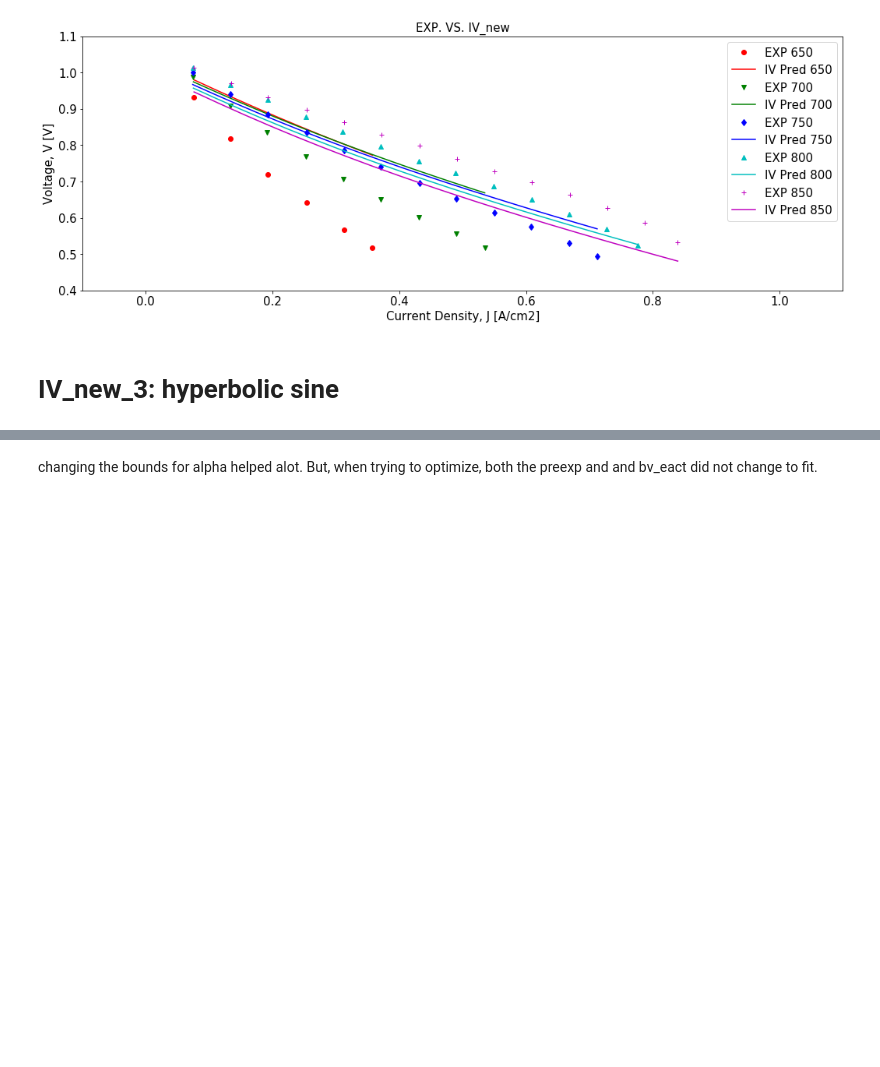
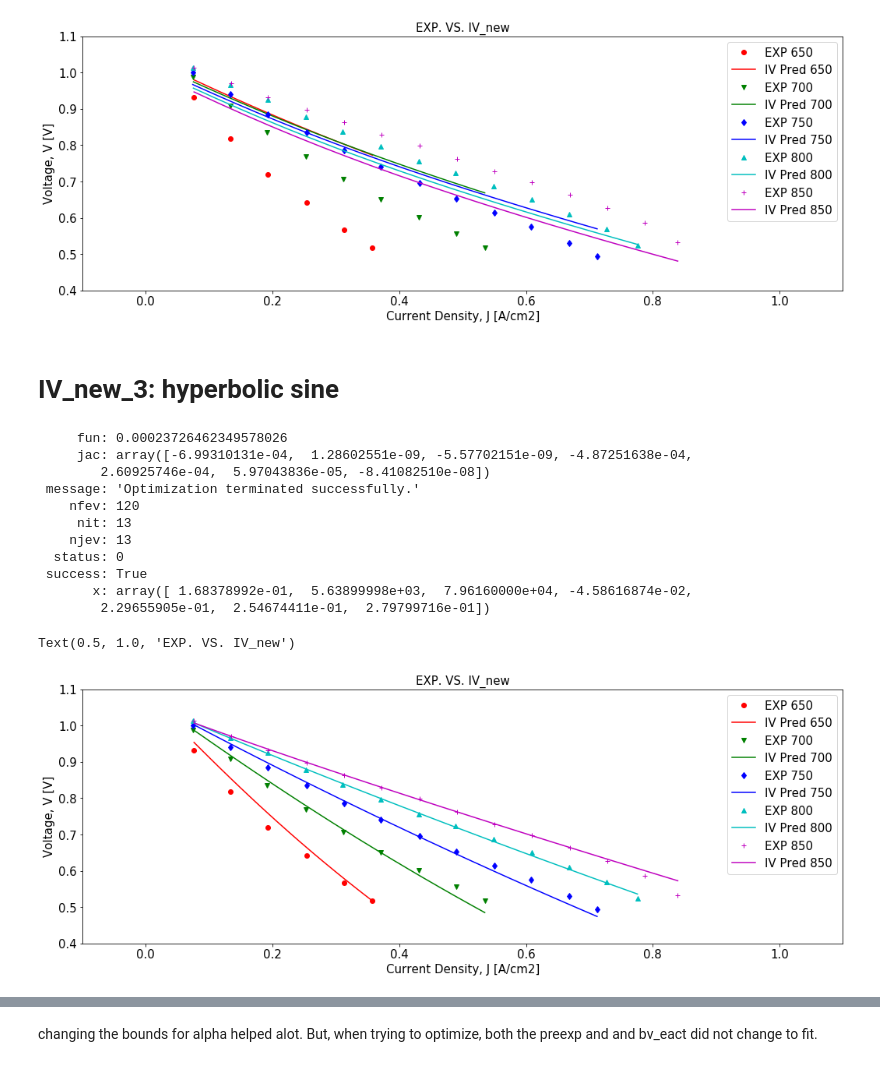
Before and after one commit to NGFC-Lib/NGFC-Lib, a Jupyter notebook: jupyter/Python_IV_Curve/2_IV_Model_Update/Match_Experimental_Data/SOFC_IV_Model_BV.ipynb, the cells around one changed output, grey strips where cells are left out. Saved outputs shown, nothing was run; the diff lists cells and outputs as text; code cells hidden in the pictures; blank space fills up the shorter version.

```diff
--- a/jupyter/Python_IV_Curve/2_IV_Model_Update/Match_Experimental_Data/SOFC_IV_Model_BV.ipynb
+++ b/jupyter/Python_IV_Curve/2_IV_Model_Update/Match_Experimental_Data/SOFC_IV_Model_BV.ipynb
@@ -967,7 +967,7 @@ def objective_function_JM(param_guess, param_fixed):
                                                            param_guess[0], param_guess[1], param_guess[2],
                                                            param_guess[3], param_guess[4], 0.1, 4.51e-5,
                                                              True,param_guess[5],param_guess[6])
-    rmse = mean_squared_error(y_exp, y_model, squared=False)
+    rmse = mean_squared_error(y_exp, y_model)
     return rmse
 
 obj_guess = objective_function_JM(param_guess, param_fixed)
@@ -984,33 +984,47 @@ for i in range(len(Tlist)):
     oT = Tlist[i]+273.15
     fT = oT
 
     # plot exp data
     filename = './ExperimentalData/JM2017/'+str(Tlist[i])+'.csv'
     data = np.loadtxt(open(filename, "rb"), delimiter=",", skiprows=1)
     plt.plot(data[:,0], data[:,1], colorlist[i]+markerlist[i], label = 'EXP '+str(Tlist[i]))
 
     # initialize Jlist and Vlist
     Jlist=np.linspace(np.amin(data[:,0]), np.amax(data[:,0]), num=20)   #Current density, unit [A/cm2]
     Vlist = np.zeros(20)
 
     # plot pred data
     for j in range(20):
         Vlist[j], Voc, Ohmic, BV, Cath, Anode = IV_new_3(oT,fT,Jlist[j],pO2air,pN2air,pH2,pH2O,pCO,pCO2,pCH4,pN2,pSys,
                                                        result.x[0],result.x[1],result.x[2],
                                                        result.x[3], result.x[4], 0.1, 4.51e-5,
                                                        True,result.x[5],result.x[6])
     plt.plot(Jlist, Vlist, colorlist[i]+'-', label = 'IV Pred '+str(Tlist[i]))
 
 plt.xticks(fontsize=15)
 plt.yticks(fontsize=15)
 plt.legend(loc='upper right', fontsize=15)
 plt.xlim(-0.1, 1.1)
 plt.ylim(0.4, 1.1)
 # ymin, ymax = plt.ylim()
 # plt.ylim(ymin-(ymax-ymin)*0.0, ymax+(ymax-ymin)*0.0)
 plt.xlabel('Current Density, J [A/cm2]', fontsize = 15)
 plt.ylabel('Voltage, V [V]', fontsize = 15)
 plt.title('EXP. VS. IV_new', fontsize = 15)
+# %% [output]
+     fun: 0.00023726462349578026
+     jac: array([-6.99310131e-04,  1.28602551e-09, -5.57702151e-09, -4.87251638e-04,
+        2.60925746e-04,  5.97043836e-05, -8.41082510e-08])
+ message: 'Optimization terminated successfully.'
+    nfev: 120
+     nit: 13
+    njev: 13
+  status: 0
+ success: True
+       x: array([ 1.68378992e-01,  5.63899998e+03,  7.96160000e+04, -4.58616874e-02,
+        2.29655905e-01,  2.54674411e-01,  2.79799716e-01])
+Text(0.5, 1.0, 'EXP. VS. IV_new')
+[figure, added]
 # %%
 #comparison between Park-2020 experimental data (t8) and IV_new predicitons
 
```
Also changed, not shown: parts of 7 cells of this notebook, 1 other file.
